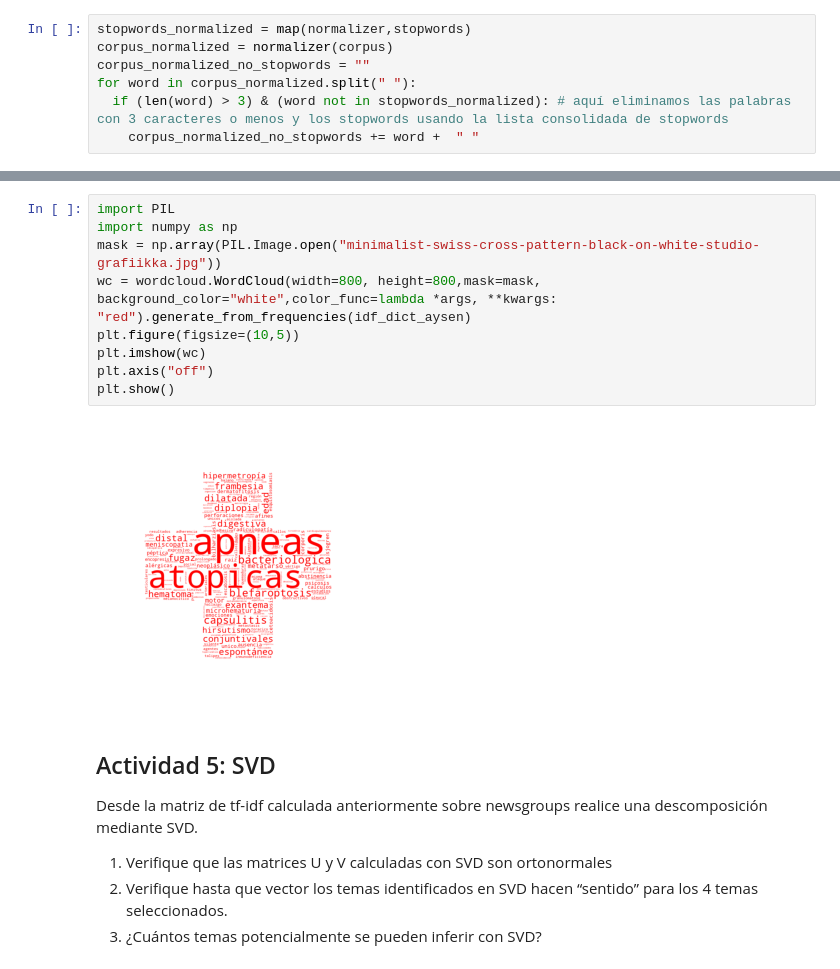
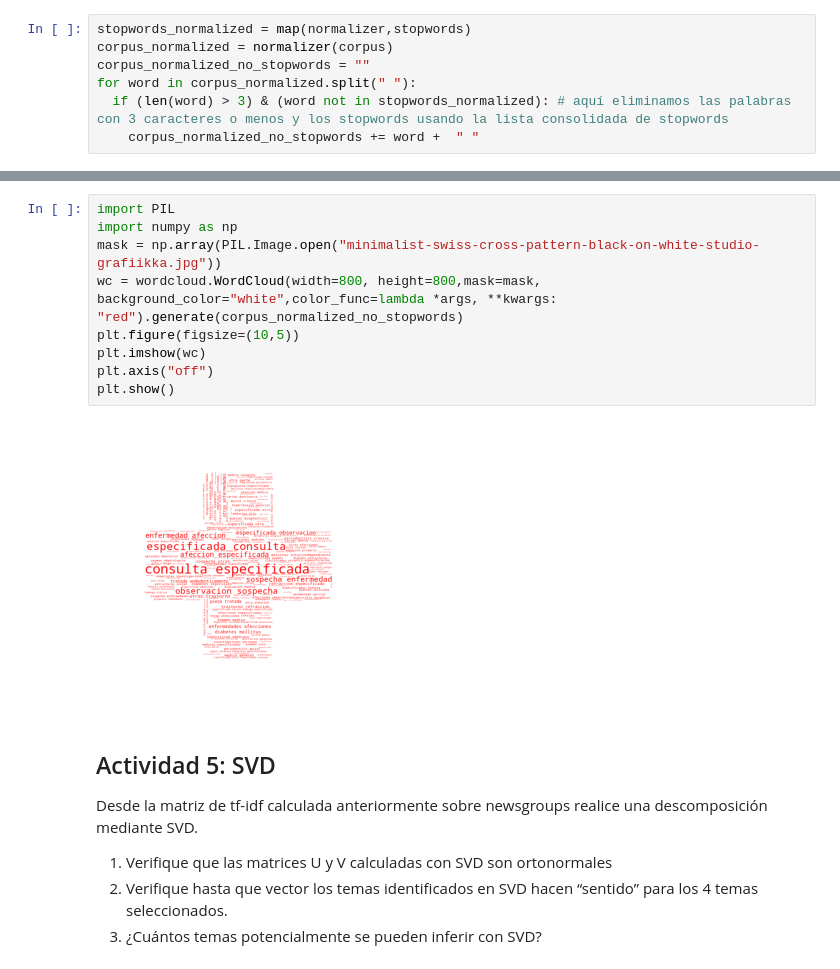
Before and after one commit to fvillena/dcc-ia-nlp, a Jupyter notebook: 2-sw-lem-stem-wc-tfidf-svd-sol.ipynb, the cells around one changed output, grey strips where cells are left out. Cells and saved outputs as stored; diff of their text form.

```diff
--- a/2-sw-lem-stem-wc-tfidf-svd-sol.ipynb
+++ b/2-sw-lem-stem-wc-tfidf-svd-sol.ipynb
@@ -350,14 +354,14 @@ minimalist-swiss-cr 100%[===================>]  72.30K  --.-KB/s    in 0.01s
 # %%
 import PIL
 import numpy as np
 mask = np.array(PIL.Image.open("minimalist-swiss-cross-pattern-black-on-white-studio-grafiikka.jpg"))
-wc = wordcloud.WordCloud(width=800, height=800,mask=mask, background_color="white",color_func=lambda *args, **kwargs: "red").generate_from_frequencies(idf_dict_aysen)
+wc = wordcloud.WordCloud(width=800, height=800,mask=mask, background_color="white",color_func=lambda *args, **kwargs: "red").generate(corpus_normalized_no_stopwords)
 plt.figure(figsize=(10,5))
 plt.imshow(wc)
 plt.axis("off")
 plt.show()
 # %% [output]
-[figure, old version]
+[figure, new version]
 # %% [markdown]
 ## Actividad 5: SVD
 
```
Also changed, not shown: parts of 15 cells of this notebook.
